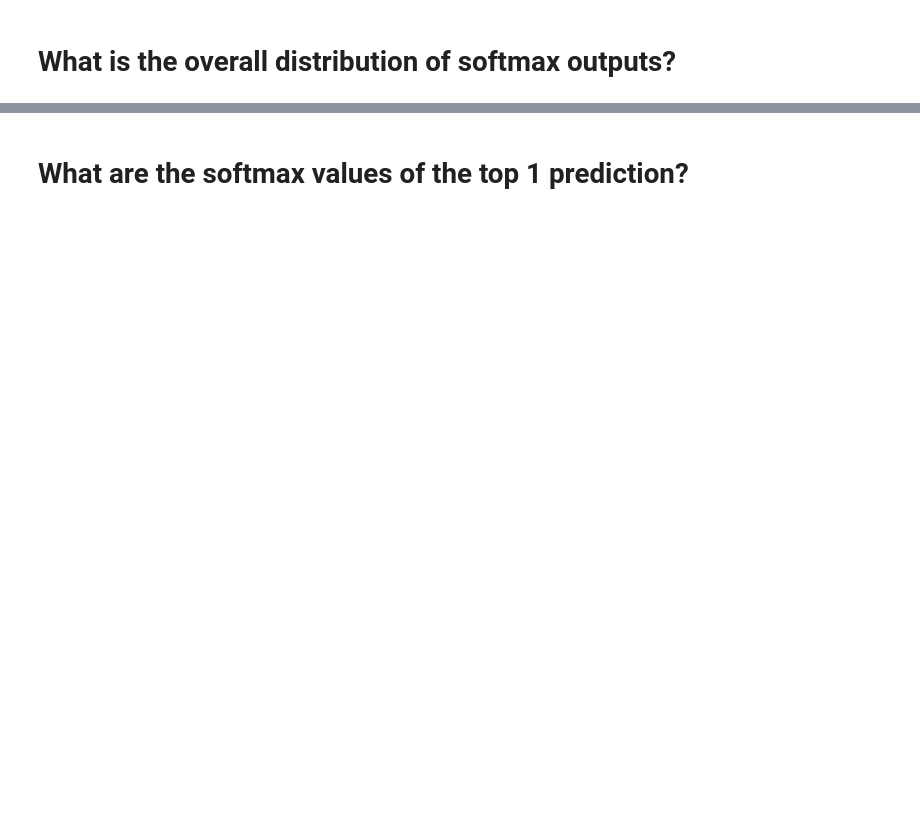
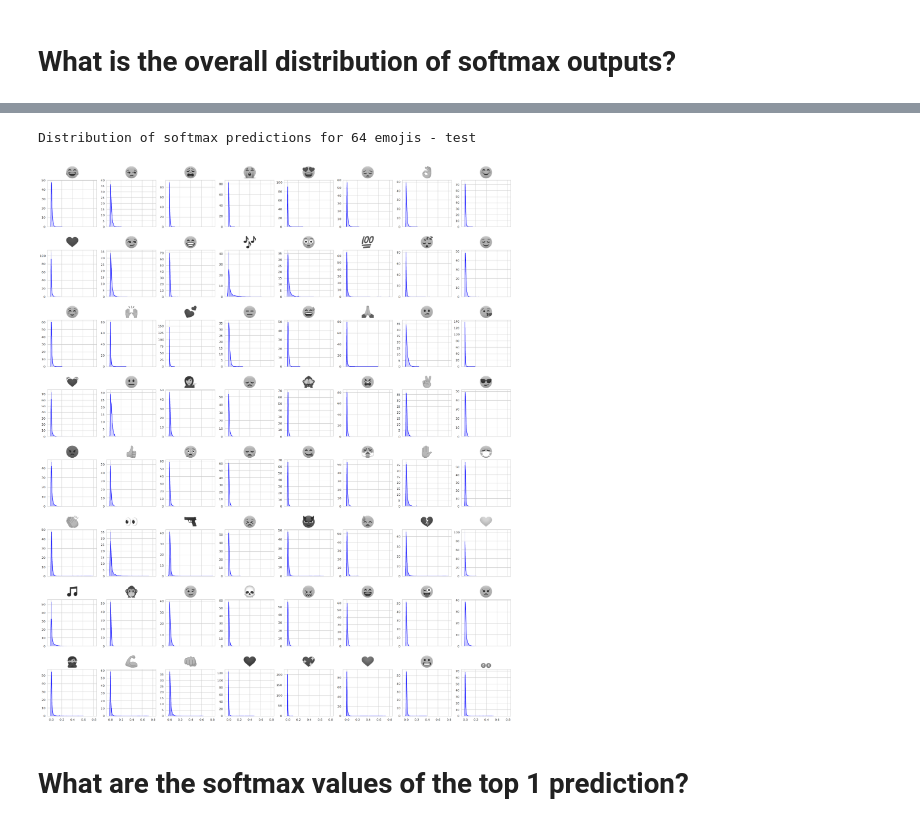
Before and after one commit to natashamjaques/A-Hierarchical-Latent-Structure-for-Variational-Conversation-Modeling, a Jupyter notebook: exploratory_analyses.ipynb, the cells around one changed output, grey strips where cells are left out. Cells and saved outputs as stored; diff of their text form; code cells hidden in the pictures; blank space fills up the shorter version.

```diff
--- a/exploratory_analyses.ipynb
+++ b/exploratory_analyses.ipynb
@@ -99,3 +105,8 @@ plot_emoji_dist(np.asarray(train_probs))
+# %%
+plot_emoji_dist('test', np.asarray(test_probs))
+# %% [output]
+Distribution of softmax predictions for 64 emojis - test
+[figure, added]
 # %% [markdown]
 # What are the softmax values of the top 1 prediction?
 # %%
```
Also changed, not shown: parts of 13 cells of this notebook, 1 other file.
